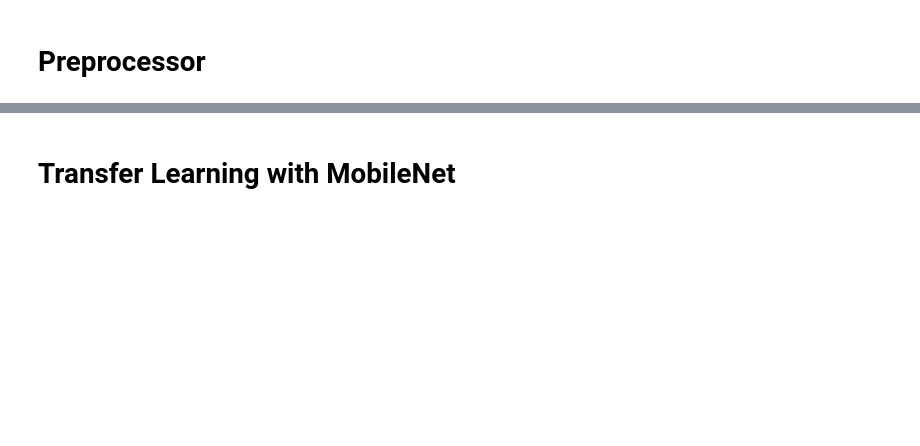
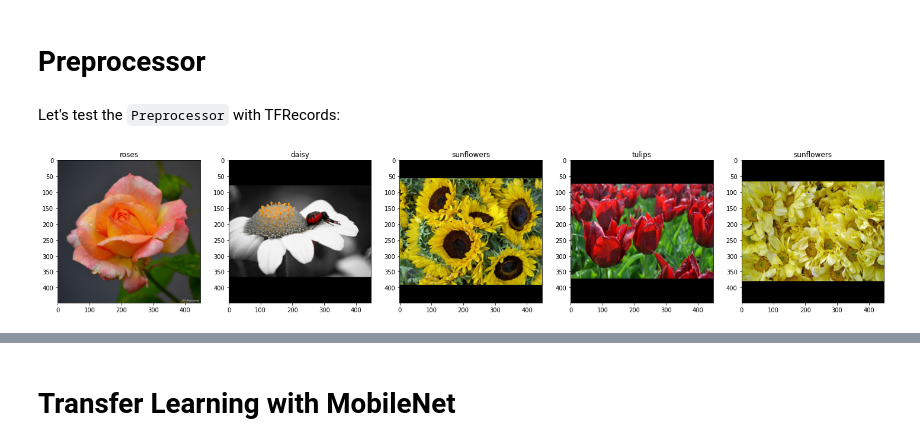
Before and after one commit to mmenendezg/Books, a Jupyter notebook: practical_ml_for_computer_vision/notebooks/chapter_6/c_reuse_layers.ipynb, the cells around one changed output, grey strips where cells are left out. Saved outputs shown, nothing was run; the diff lists cells and outputs as text; code cells hidden in the pictures; blank space fills up the shorter version.

```diff
--- a/practical_ml_for_computer_vision/notebooks/chapter_6/c_reuse_layers.ipynb
+++ b/practical_ml_for_computer_vision/notebooks/chapter_6/c_reuse_layers.ipynb
@@ -61,4 +80,44 @@ class _Preprocessor:
         }
 
         record = tf.io.parse_single_example(proto, feature_description)
-        shape = tf.
+        shape = tf.sparse.to_dense(record["shape"])
+        image = tf.reshape(tf.sparse.to_dense(record["image"]), shape)
+        label_int = record["label_int"]
+        return image, label_int
+
+    def read_from_jpegfile(self, filename):
+        image = tf.io.read_file(filename)
+        image = tf.image.decode_jpeg(image, channels=IMG_CHANNELS)
+        image = tf.image.convert_image_dtype(image, tf.float32)
+        return image
+
+    def preprocess(self, img):
+        return tf.image.resize_with_pad(img, 2 * IMG_HEIGHT, 2 * IMG_WIDTH)
+# %%
+def create_preproc_dataset(pattern):
+    preprocessor = _Preprocessor()
+    dataset = (
+        tf.data.TFRecordDataset(
+            [file for file in tf.io.gfile.glob(pattern)], compression_type="GZIP"
+        )
+        .map(preprocessor.read_from_tfr)
+        .map(lambda image, label: (preprocessor.preprocess(image), label))
+    )
+    return dataset
+
+
+def create_preproc_image(filename):
+    preprocessor = _Preprocessor()
+    img = preprocessor.read_from_jpegfile(filename)
+    img = preprocessor.preprocess(img)
+    return img
+# %% [markdown]
+Let's test the `Preprocessor` with TFRecords:
+# %%
+train_dataset = create_preproc_dataset(TRAIN_URL)
+_, ax = plt.subplots(1, 5, figsize=(25, 15))
+for idx, (image, label) in enumerate(train_dataset.shuffle(1000).take(5)):
+    ax[idx].imshow((image.numpy()))
+    ax[idx].set_title(CLASS_NAMES[label.numpy()])
+# %% [output]
+[figure, added]
```
Also changed, not shown: parts of 14 cells of this notebook, 2 other files.
